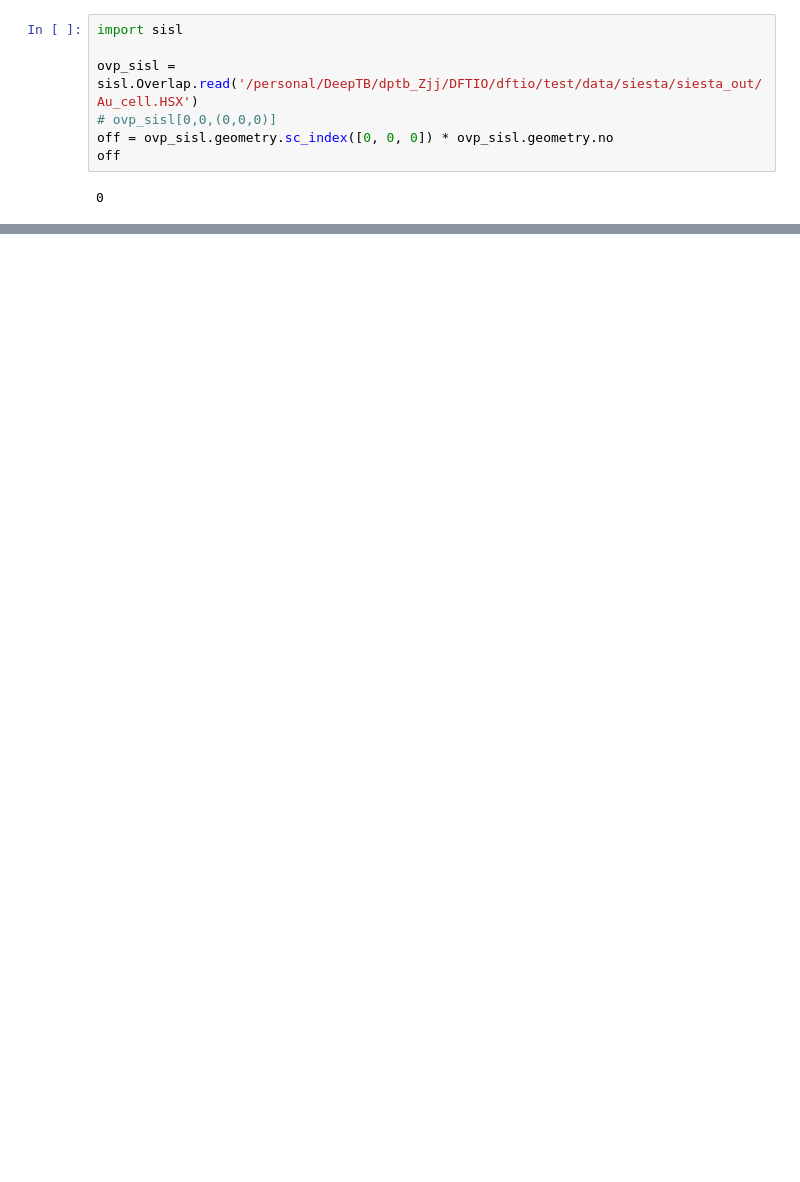
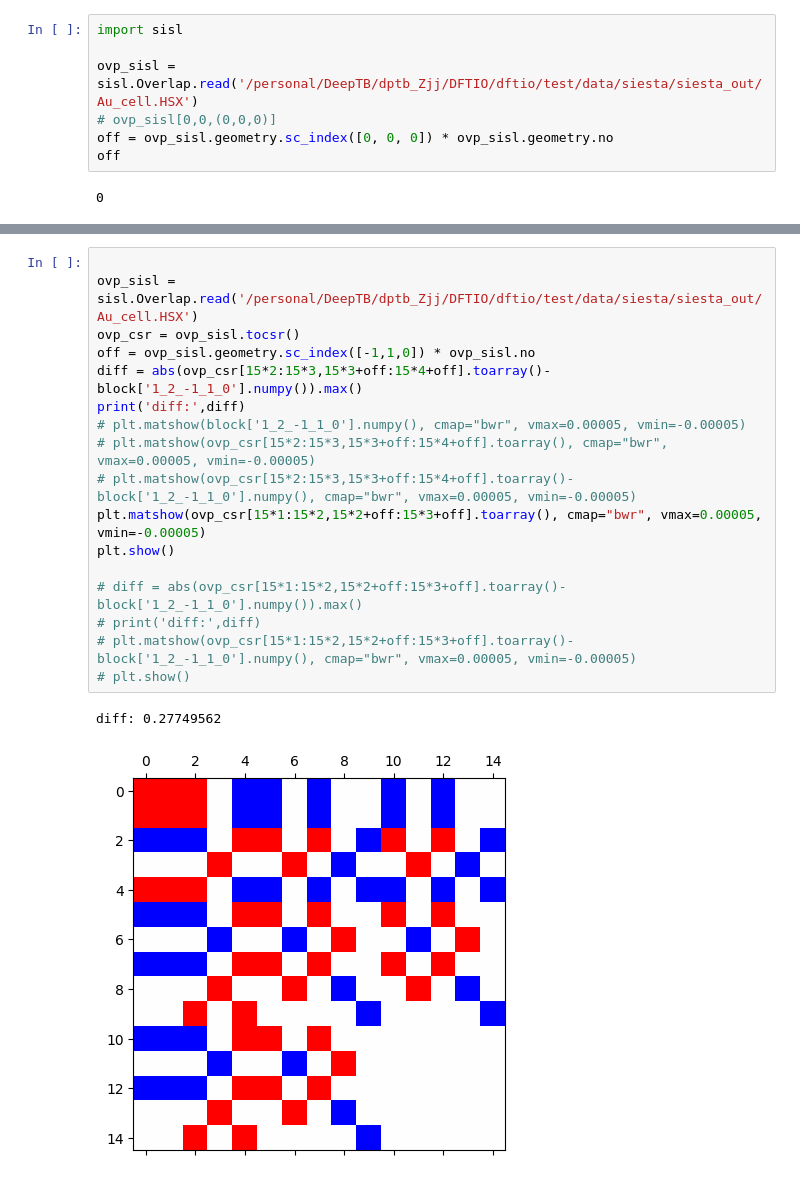
Before and after one commit to deepmodeling/dftio, a Jupyter notebook: dftio/io/siesta/check_siesta.ipynb, the cells around one changed output, grey strips where cells are left out. Drawn from its saved outputs; the diff is of its cells as text; blank space fills up the shorter version.

```diff
--- a/dftio/io/siesta/check_siesta.ipynb
+++ b/dftio/io/siesta/check_siesta.ipynb
@@ -140,0 +184,20 @@ array([[1.       , 0.9065072, 0.       ],
+# %%
+
+ovp_sisl = sisl.Overlap.read('/personal/DeepTB/dptb_Zjj/DFTIO/dftio/test/data/siesta/siesta_out/Au_cell.HSX')
+ovp_csr = ovp_sisl.tocsr()
+off = ovp_sisl.geometry.sc_index([-1,1,0]) * ovp_sisl.no
+diff = abs(ovp_csr[15*2:15*3,15*3+off:15*4+off].toarray()-block['1_2_-1_1_0'].numpy()).max()
+print('diff:',diff)
+# plt.matshow(block['1_2_-1_1_0'].numpy(), cmap="bwr", vmax=0.00005, vmin=-0.00005)
+# plt.matshow(ovp_csr[15*2:15*3,15*3+off:15*4+off].toarray(), cmap="bwr", vmax=0.00005, vmin=-0.00005)
+# plt.matshow(ovp_csr[15*2:15*3,15*3+off:15*4+off].toarray()-block['1_2_-1_1_0'].numpy(), cmap="bwr", vmax=0.00005, vmin=-0.00005)
+plt.matshow(ovp_csr[15*1:15*2,15*2+off:15*3+off].toarray(), cmap="bwr", vmax=0.00005, vmin=-0.00005)
+plt.show()
+
+# diff = abs(ovp_csr[15*1:15*2,15*2+off:15*3+off].toarray()-block['1_2_-1_1_0'].numpy()).max()
+# print('diff:',diff)
+# plt.matshow(ovp_csr[15*1:15*2,15*2+off:15*3+off].toarray()-block['1_2_-1_1_0'].numpy(), cmap="bwr", vmax=0.00005, vmin=-0.00005)
+# plt.show()
+# %% [output]
+diff: 0.27749562
+[figure, added]
```
Also changed, not shown: parts of 14 cells of this notebook, 1 other file.
